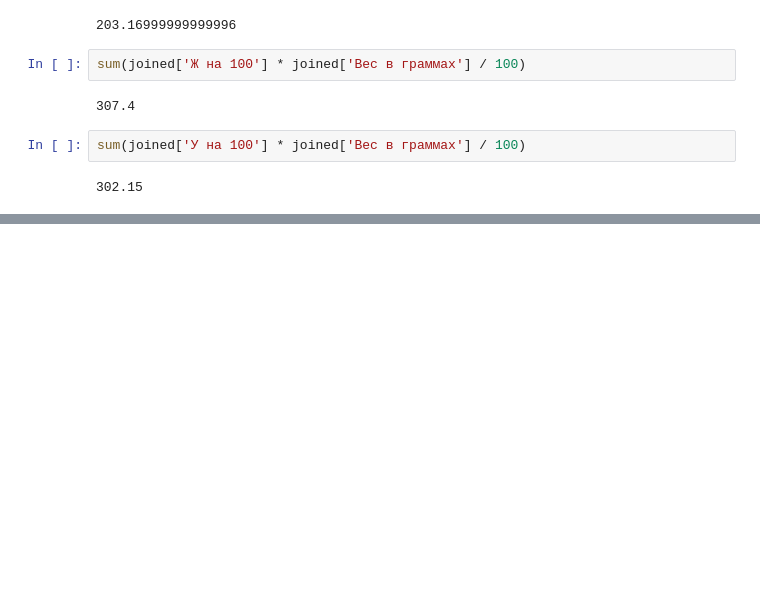
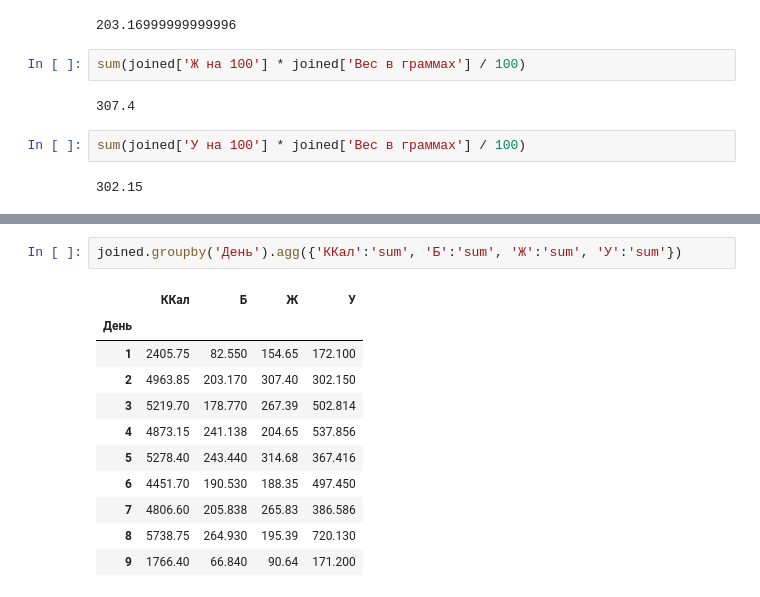
Before and after one commit to imabu/ifmo_webmining_2020, a Jupyter notebook: WebData2.ipynb, the cells around one changed output, grey strips where cells are left out. Saved outputs shown, nothing was run; the diff lists cells and outputs as text; blank space fills up the shorter version.

```diff
--- a/WebData2.ipynb
+++ b/WebData2.ipynb
@@ -82,0 +113,14 @@ sum(joined['У на 100'] * joined['Вес в граммах'] / 100)
+# %%
+joined.groupby('День').agg({'ККал':'sum', 'Б':'sum', 'Ж':'sum', 'У':'sum'})
+# %% [output]
+|  | ККал | Б | Ж | У |
+| День |  |  |  |  |
+| 1 | 2405.75 | 82.550 | 154.65 | 172.100 |
+| 2 | 4963.85 | 203.170 | 307.40 | 302.150 |
+| 3 | 5219.70 | 178.770 | 267.39 | 502.814 |
+| 4 | 4873.15 | 241.138 | 204.65 | 537.856 |
+| 5 | 5278.40 | 243.440 | 314.68 | 367.416 |
+| 6 | 4451.70 | 190.530 | 188.35 | 497.450 |
+| 7 | 4806.60 | 205.838 | 265.83 | 386.586 |
+| 8 | 5738.75 | 264.930 | 195.39 | 720.130 |
+| 9 | 1766.40 | 66.840 | 90.64 | 171.200 |
```
Also changed, not shown: parts of 8 cells of this notebook.
